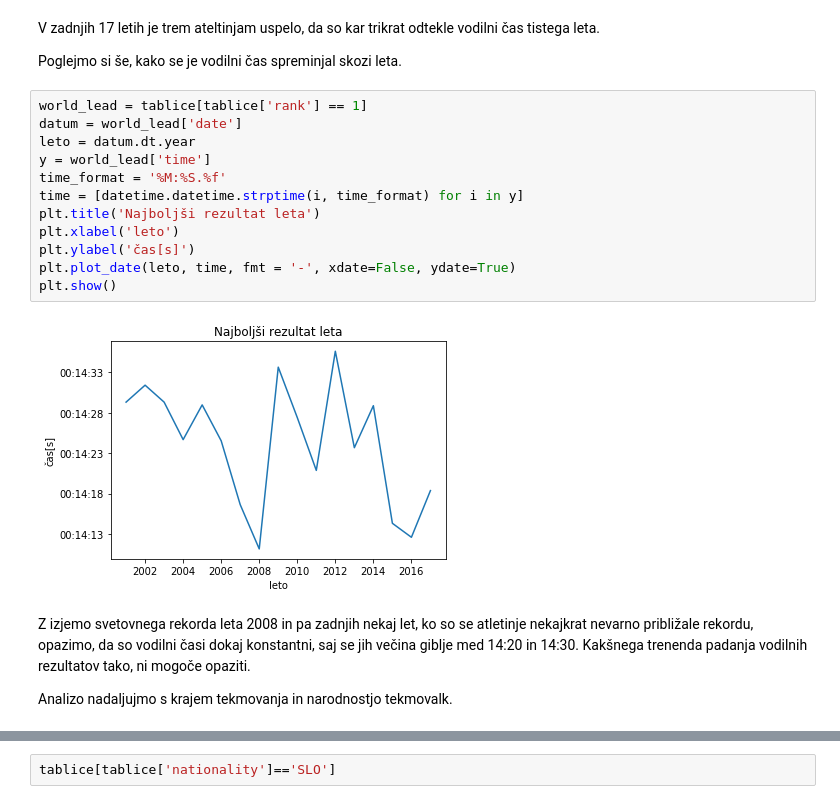
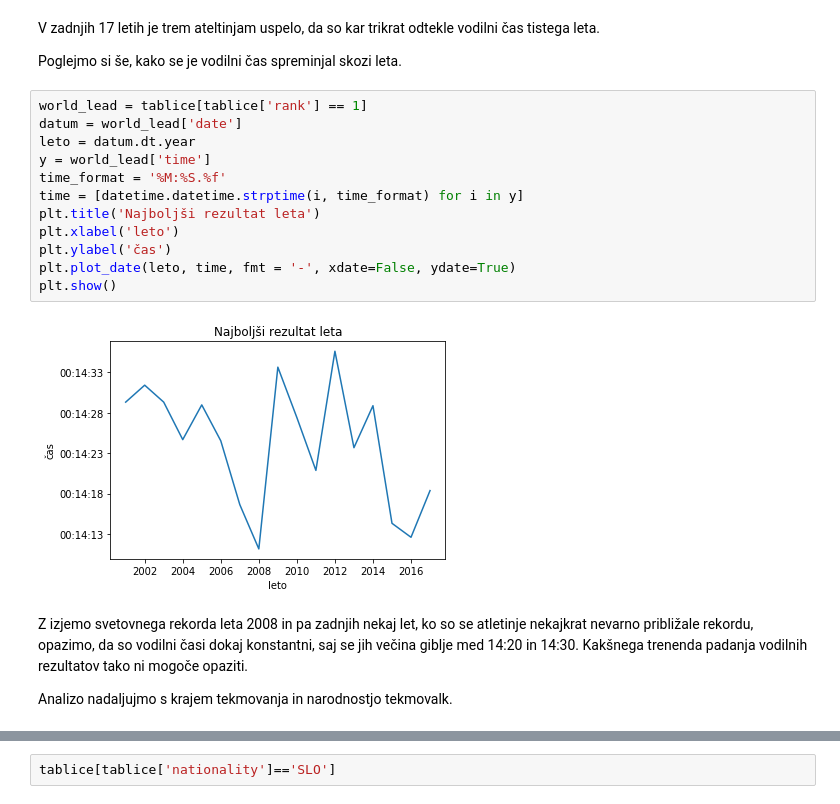
Before and after one commit to lauraguzeljblatnik/iaaf-tablice, a Jupyter notebook: Tablice.ipynb, the cells around one changed output, grey strips where cells are left out. Cells and saved outputs as stored; diff of their text form.

```diff
--- a/Tablice.ipynb
+++ b/Tablice.ipynb
@@ -112,19 +112,19 @@ Poglejmo si še, kako se je vodilni čas spreminjal skozi leta.
 # %%
 world_lead = tablice[tablice['rank'] == 1]
 datum = world_lead['date']
 leto = datum.dt.year
 y = world_lead['time']
 time_format = '%M:%S.%f'
 time = [datetime.datetime.strptime(i, time_format) for i in y]
 plt.title('Najboljši rezultat leta')
 plt.xlabel('leto')
-plt.ylabel('čas[s]')
+plt.ylabel('čas')
 plt.plot_date(leto, time, fmt = '-', xdate=False, ydate=True)
 plt.show()
 # %% [output]
-[figure, old version]
+[figure, new version]
 # %% [markdown]
-Z izjemo svetovnega rekorda leta 2008 in pa zadnjih nekaj let, ko so se atletinje nekajkrat nevarno približale rekordu, opazimo, da so vodilni časi dokaj konstantni, saj se jih večina giblje med 14:20 in 14:30. Kakšnega trenenda padanja vodilnih rezultatov tako, ni mogoče opaziti.
+Z izjemo svetovnega rekorda leta 2008 in pa zadnjih nekaj let, ko so se atletinje nekajkrat nevarno približale rekordu, opazimo, da so vodilni časi dokaj konstantni, saj se jih večina giblje med 14:20 in 14:30. Kakšnega trenenda padanja vodilnih rezultatov tako ni mogoče opaziti.
 
 Analizo nadaljujmo s krajem tekmovanja in narodnostjo tekmovalk.
 # %%
```
Also changed, not shown: parts of 14 cells of this notebook, 3 other files.
